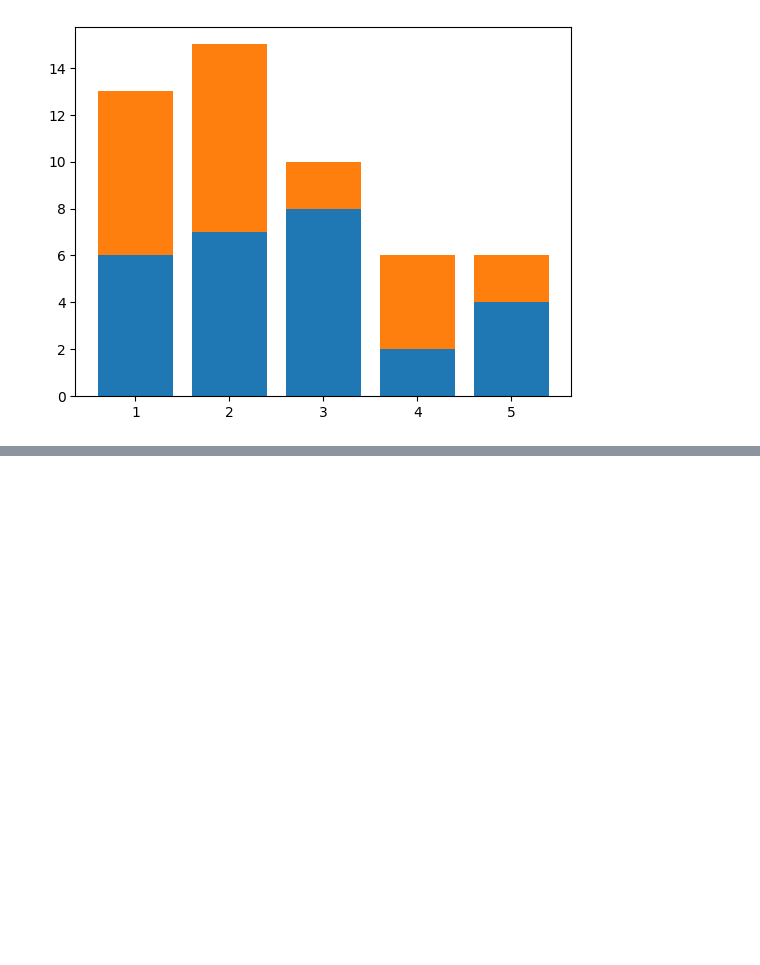
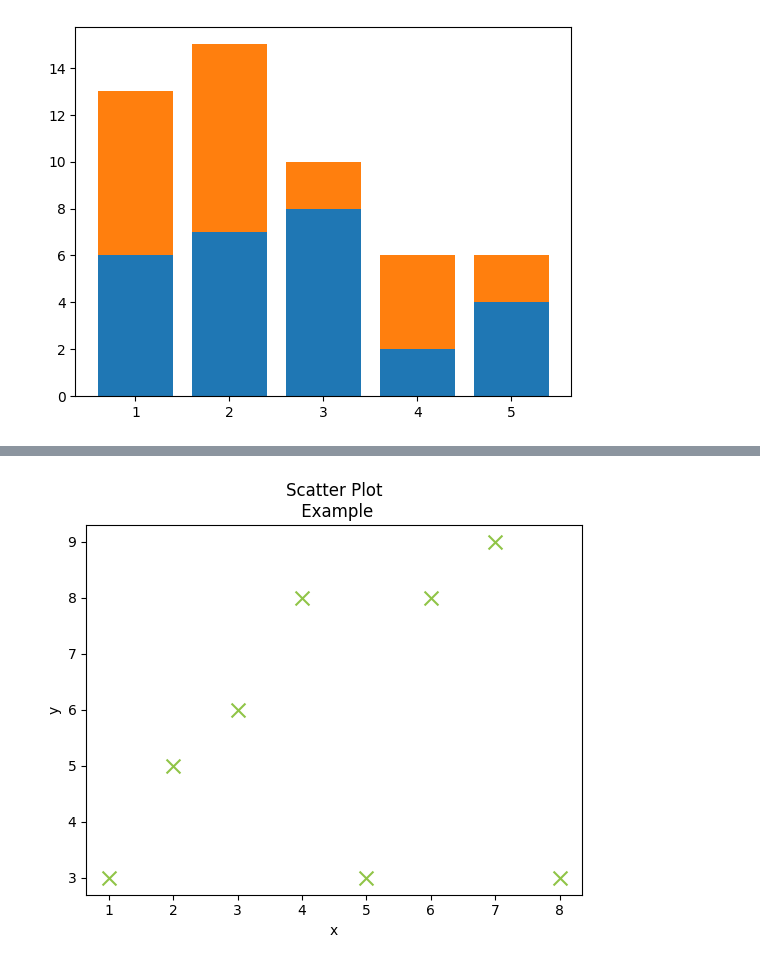
Before and after one commit to denverkim/WEBCRAWLING, a Jupyter notebook: LAB5.ipynb, the cells around one changed output, grey strips where cells are left out. Cells and saved outputs as stored; diff of their text form; code cells hidden in the pictures; blank space fills up the shorter version.

```diff
--- a/LAB5.ipynb
+++ b/LAB5.ipynb
@@ -269,0 +300,11 @@ plt.bar(x, y2, bottom=y1)
+# %%
+# 산점도
+x = [1, 2, 3, 4, 5, 6, 7, 8]
+y = [3, 5, 6, 8, 3, 8, 9, 3]
+plt.scatter(x,y, color='#90c447', marker='x', s=100)
+plt.xlabel('x')
+plt.ylabel('y')
+plt.title('Scatter Plot\n Example')
+plt.show()
+# %% [output]
+[figure, added]
```
Also changed, not shown: parts of 11 cells of this notebook.
